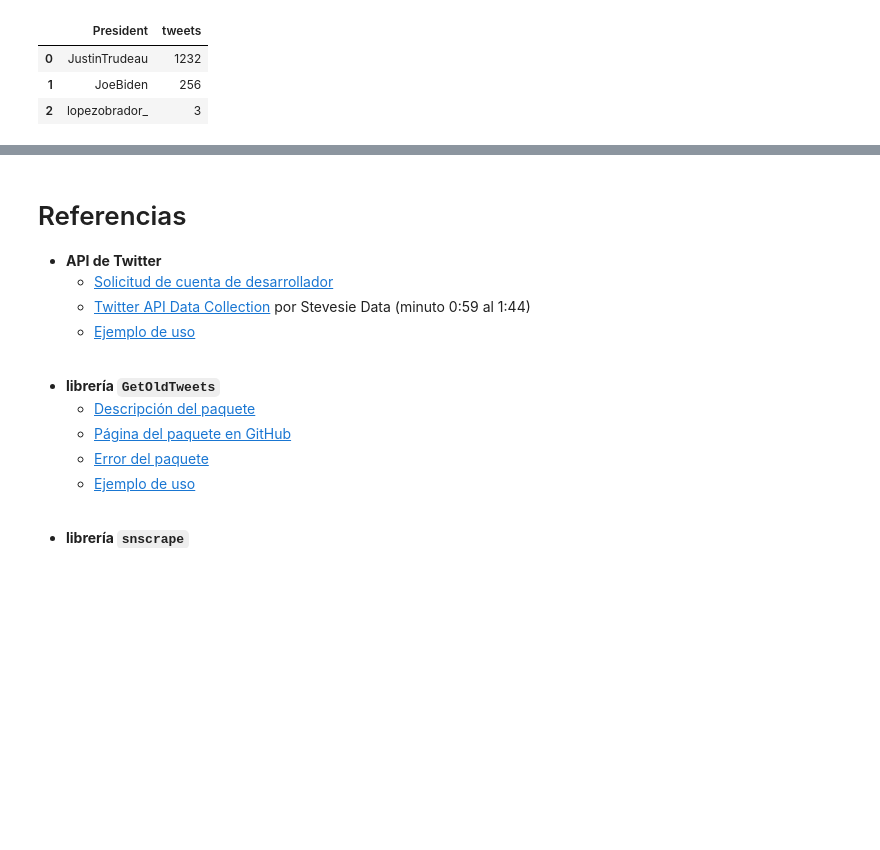
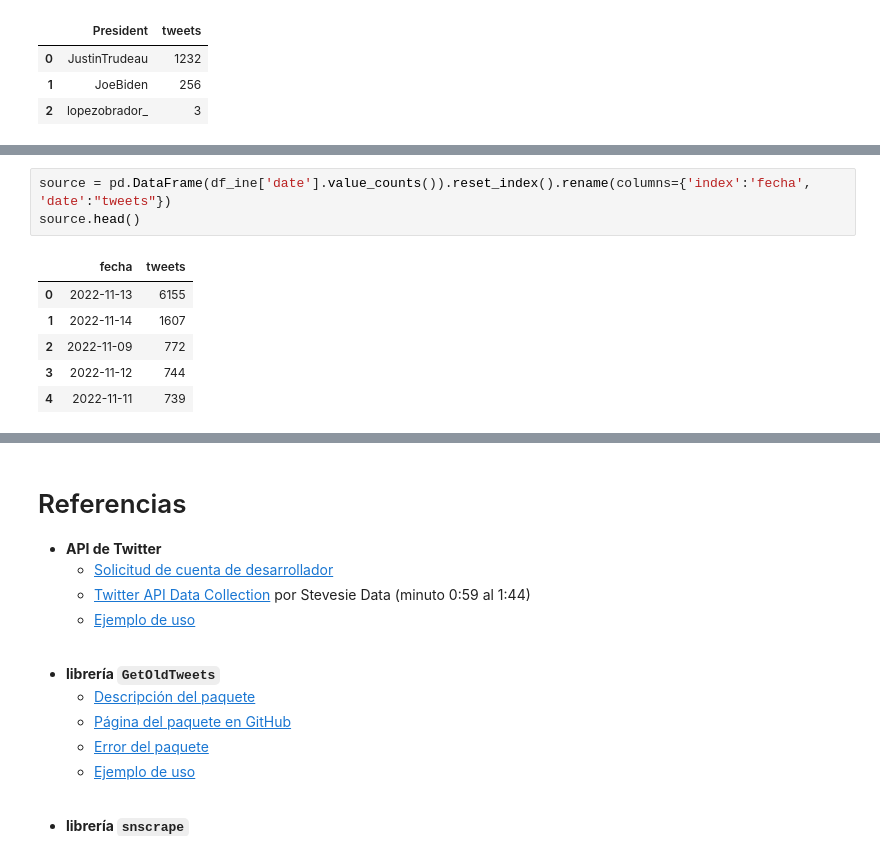
Before and after one commit to vcuspinera/UDG_MCD_Project_Dev_I, a Jupyter notebook: actividades/17_Consultar_tweets.ipynb, the cells around one changed output, grey strips where cells are left out. Drawn from its saved outputs; the diff is of its cells as text; blank space fills up the shorter version.

```diff
--- a/actividades/17_Consultar_tweets.ipynb
+++ b/actividades/17_Consultar_tweets.ipynb
@@ -127,0 +174,10 @@ Tweets de presidente o primer ministro relacionados con el Covid-19, de enero 20
+# %%
+source = pd.DataFrame(df_ine['date'].value_counts()).reset_index().rename(columns={'index':'fecha', 'date':"tweets"})
+source.head()
+# %% [output]
+|  | fecha | tweets |
+| 0 | 2022-11-13 | 6155 |
+| 1 | 2022-11-14 | 1607 |
+| 2 | 2022-11-09 | 772 |
+| 3 | 2022-11-12 | 744 |
+| 4 | 2022-11-11 | 739 |
```
Also changed, not shown: parts of 12 cells of this notebook, 1 other file.
